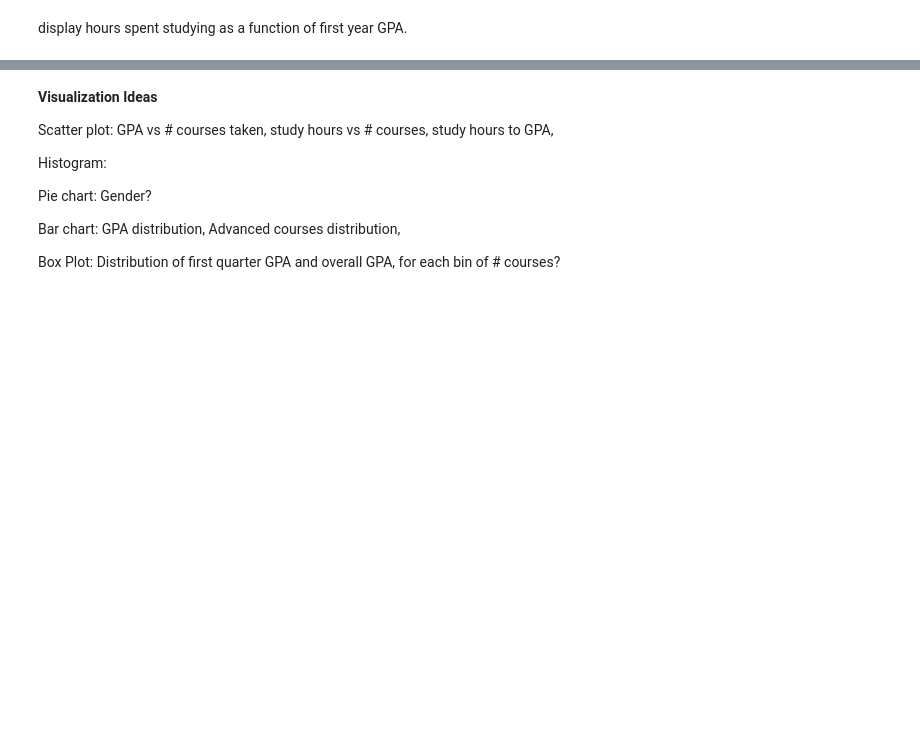
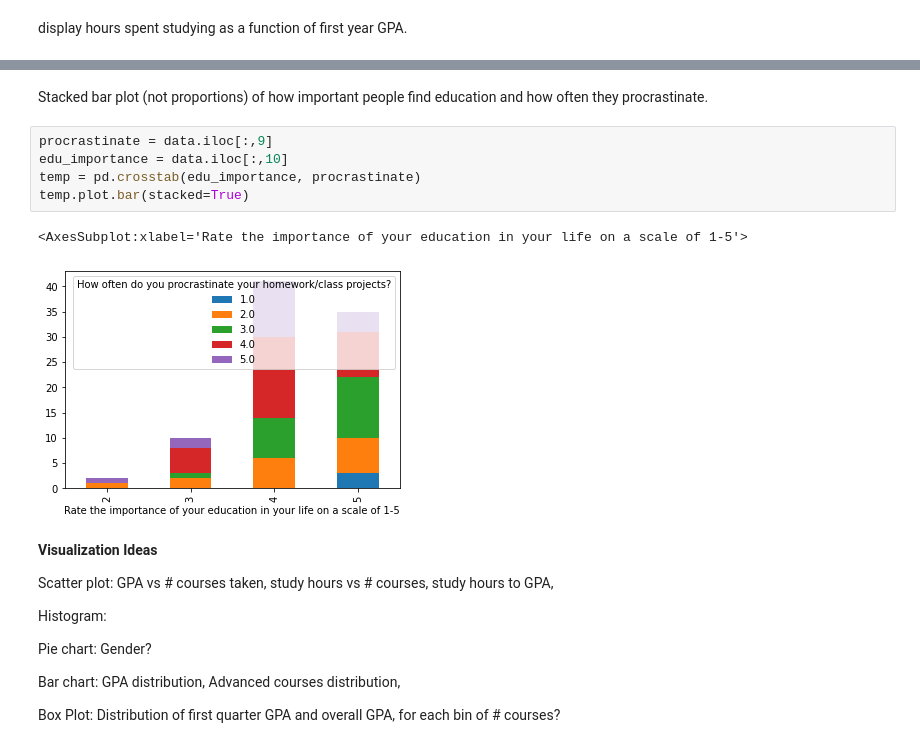
Before and after one commit to TheHenn17/CS105_Miniproject, a Jupyter notebook: project.ipynb, the cells around one changed output, grey strips where cells are left out. Drawn from its saved outputs; the diff is of its cells as text; blank space fills up the shorter version.

```diff
--- a/project.ipynb
+++ b/project.ipynb
@@ -125,3 +140,13 @@ plt.show
+# %% [markdown]
+Stacked bar plot (not proportions) of how important people find education and how often they procrastinate.
+# %%
+procrastinate = data.iloc[:,9]
+edu_importance = data.iloc[:,10]
+temp = pd.crosstab(edu_importance, procrastinate)
+temp.plot.bar(stacked=True)
+# %% [output]
+<AxesSubplot:xlabel='Rate the importance of your education in your life on a scale of 1-5'>
+[figure, added]
 # %% [markdown]
 **Visualization Ideas**
 
```
Also changed, not shown: parts of 11 cells of this notebook.
